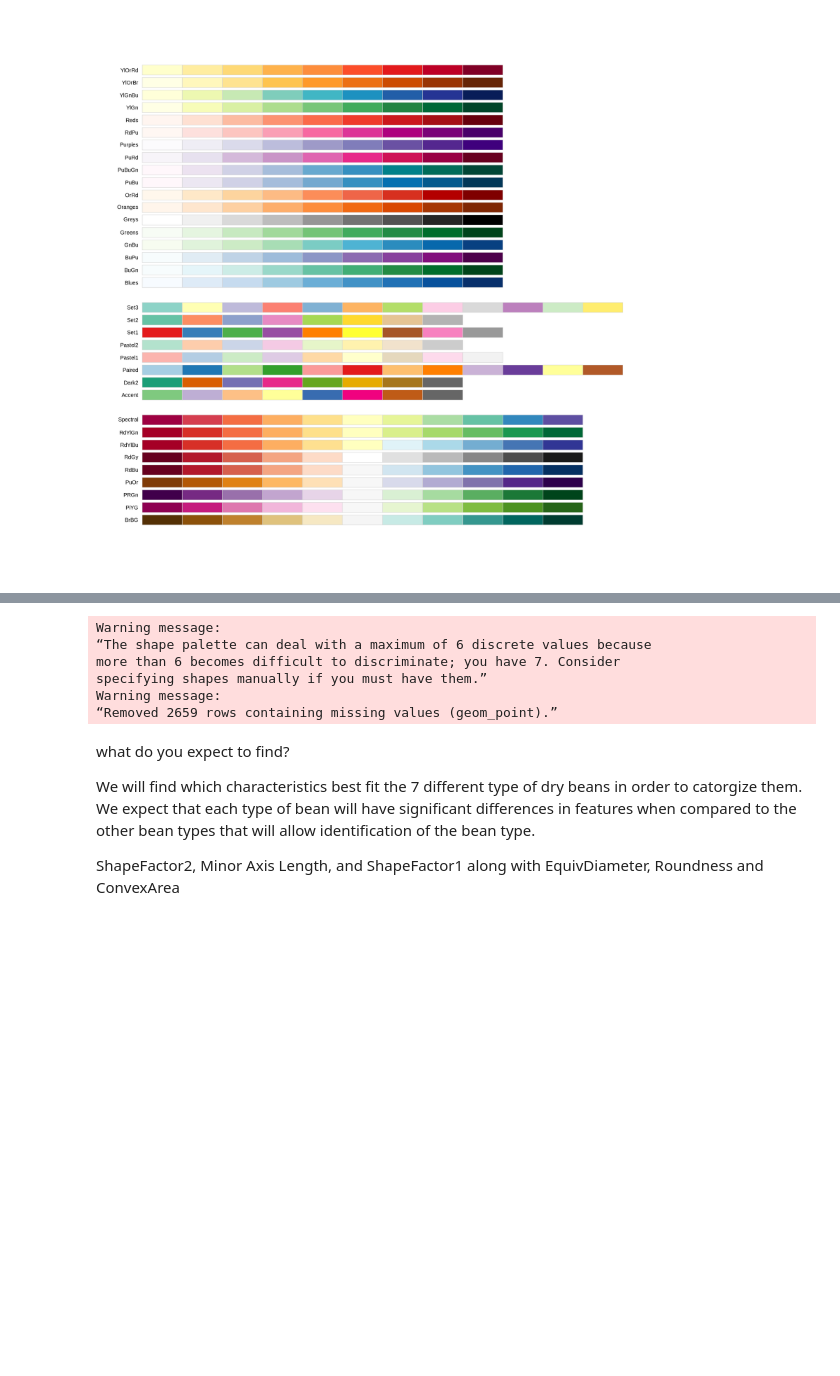
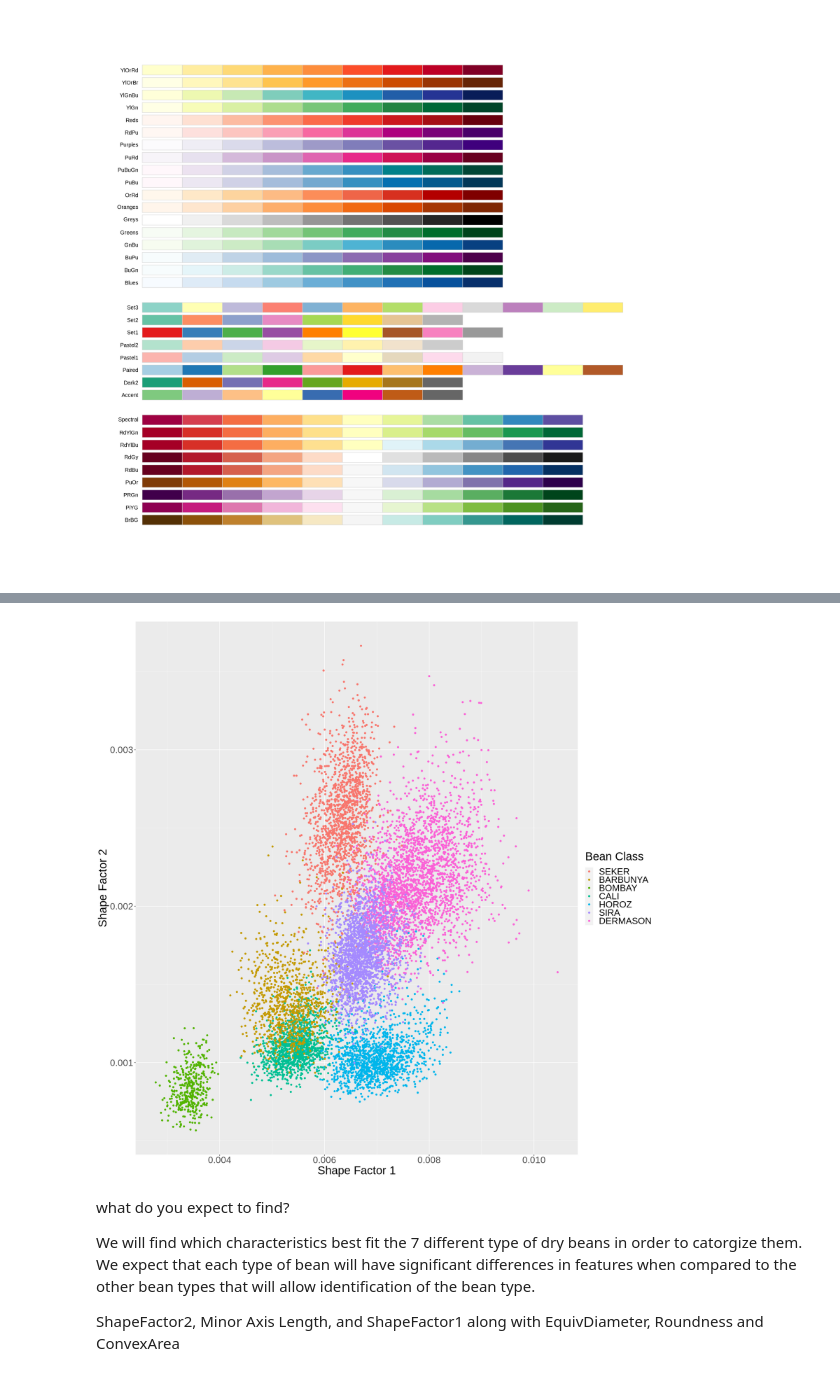
Before and after one commit to Adrianna-Nimmons/dsci-100-project-group51, a Jupyter notebook: Proposal.ipynb, the cells around one changed output, grey strips where cells are left out. Cells and saved outputs as stored; diff of their text form; code cells hidden in the pictures; blank space fills up the shorter version.

Commit message:
added first plot no shape

```diff
--- a/Proposal.ipynb
+++ b/Proposal.ipynb
@@ -80,21 +80,22 @@ A tibble: 7 × 8
 | SIRA | 0.006715347 | 0.0016862666 | 238.3069 | 190.9101 | ... |
 | DERMASON | 0.007750536 | 0.0021651493 | 201.6740 | 165.7532 | ... |
 # %%
-beans_shape_factor_plot <- ggplot(beans_training, aes( x = ShapeFactor1, y = ShapeFactor2, color = Class, shape = Class))+
+beans_shape_factor_plot <- ggplot(beans_training, aes( x = ShapeFactor1, y = ShapeFactor2, color = Class))+
 geom_point()+
-labs( x = "Shape Factor 1", y = "Shape Factor 2", color = "Bean Class", shape = "Bean Class")+
+labs( x = "Shape Factor 1", y = "Shape Factor 2", color = "Bean Class")+
 theme(text = element_text(size = 25))+
 scale_fill_brewer(palette = "Set1")
 options(repr.plot.width = 17, repr.plot.height = 17)
+beans_shape_factor_plot
 
-beans_shape_factor_plot
+beans_Axsis_plot <- ggplot(beans_training, aes( x = ShapeFactor1, y = ShapeFactor2, color = Class))+
+geom_point()+
+labs( x = "Shape Factor 1", y = "Shape Factor 2", color = "Bean Class")+
+theme(text = element_text(size = 25))+
+scale_fill_brewer(palette = "Set1")
+options(repr.plot.width = 17, repr.plot.height = 17)
 # %% [output]
-Warning message:
-“The shape palette can deal with a maximum of 6 discrete values because
-more than 6 becomes difficult to discriminate; you have 7. Consider
-specifying shapes manually if you must have them.”
-Warning message:
-“Removed 2659 rows containing missing values (geom_point).”
+[figure, added]
 # %%
 Methods:
 Explain how you will conduct either your data analysis and which variables/columns you will use. Note - you do not need to use all variables/columns that exist
```
